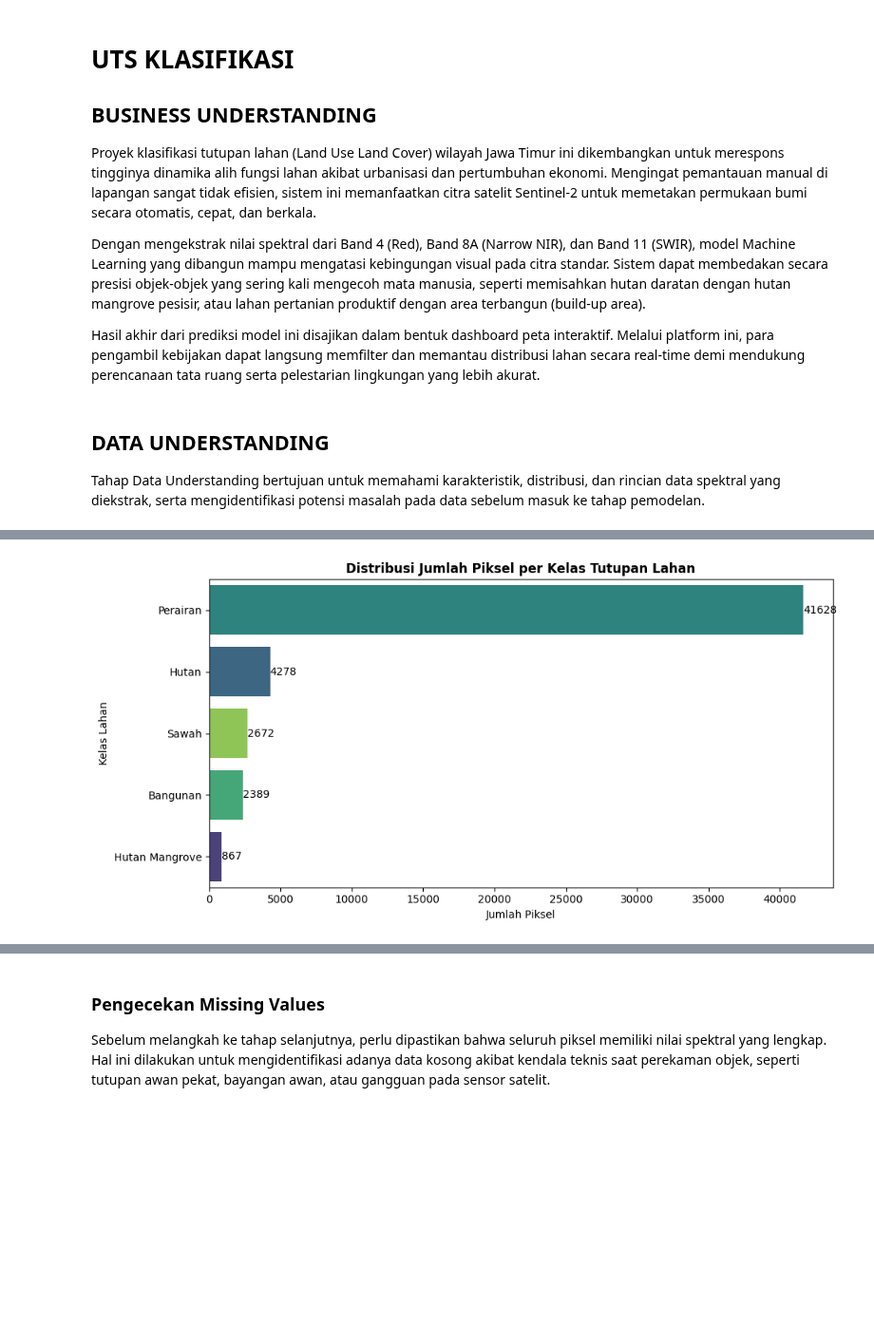
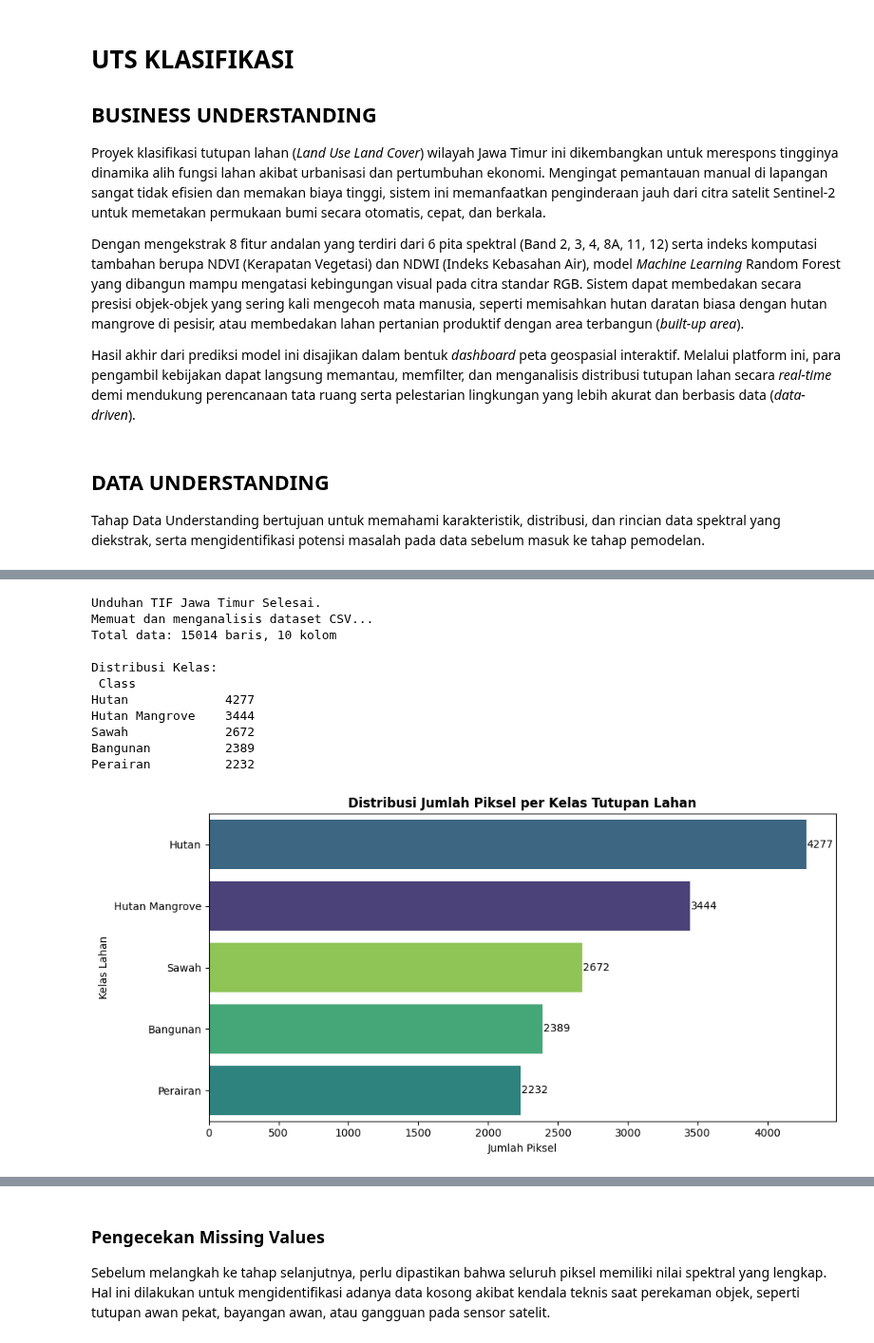
Before and after one commit to SUSUPAN223/catatan_kuliah, a Jupyter notebook: _sources/Proyek_Sains_Data/UTS_Klasifikasi.ipynb, the cells around one changed output, grey strips where cells are left out. Shown at 95% size. Saved outputs shown, nothing was run; the diff lists cells and outputs as text; code cells hidden in the pictures; blank space fills up the shorter version.

```diff
--- a/_sources/Proyek_Sains_Data/UTS_Klasifikasi.ipynb
+++ b/_sources/Proyek_Sains_Data/UTS_Klasifikasi.ipynb
@@ -3,11 +3,11 @@
 
 ## BUSINESS UNDERSTANDING
 
-Proyek klasifikasi tutupan lahan (Land Use Land Cover) wilayah Jawa Timur ini dikembangkan untuk merespons tingginya dinamika alih fungsi lahan akibat urbanisasi dan pertumbuhan ekonomi. Mengingat pemantauan manual di lapangan sangat tidak efisien, sistem ini memanfaatkan citra satelit Sentinel-2 untuk memetakan permukaan bumi secara otomatis, cepat, dan berkala.
+Proyek klasifikasi tutupan lahan (*Land Use Land Cover*) wilayah Jawa Timur ini dikembangkan untuk merespons tingginya dinamika alih fungsi lahan akibat urbanisasi dan pertumbuhan ekonomi. Mengingat pemantauan manual di lapangan sangat tidak efisien dan memakan biaya tinggi, sistem ini memanfaatkan penginderaan jauh dari citra satelit Sentinel-2 untuk memetakan permukaan bumi secara otomatis, cepat, dan berkala.
 
-Dengan mengekstrak nilai spektral dari Band 4 (Red), Band 8A (Narrow NIR), dan Band 11 (SWIR), model Machine Learning yang dibangun mampu mengatasi kebingungan visual pada citra standar. Sistem dapat membedakan secara presisi objek-objek yang sering kali mengecoh mata manusia, seperti memisahkan hutan daratan dengan hutan mangrove pesisir, atau lahan pertanian produktif dengan area terbangun (build-up area).
+Dengan mengekstrak 8 fitur andalan yang terdiri dari 6 pita spektral (Band 2, 3, 4, 8A, 11, 12) serta indeks komputasi tambahan berupa NDVI (Kerapatan Vegetasi) dan NDWI (Indeks Kebasahan Air), model *Machine Learning* Random Forest yang dibangun mampu mengatasi kebingungan visual pada citra standar RGB. Sistem dapat membedakan secara presisi objek-objek yang sering kali mengecoh mata manusia, seperti memisahkan hutan daratan biasa dengan hutan mangrove di pesisir, atau membedakan lahan pertanian produktif dengan area terbangun (*built-up area*).
 
-Hasil akhir dari prediksi model ini disajikan dalam bentuk dashboard peta interaktif. Melalui platform ini, para pengambil kebijakan dapat langsung memfilter dan memantau distribusi lahan secara real-time demi mendukung perencanaan tata ruang serta pelestarian lingkungan yang lebih akurat.
+Hasil akhir dari prediksi model ini disajikan dalam bentuk *dashboard* peta geospasial interaktif. Melalui platform ini, para pengambil kebijakan dapat langsung memantau, memfilter, dan menganalisis distribusi tutupan lahan secara *real-time* demi mendukung perencanaan tata ruang serta pelestarian lingkungan yang lebih akurat dan berbasis data (*data-driven*).
 # %% [markdown]
 ## DATA UNDERSTANDING
 
@@ -23,8 +23,8 @@ import matplotlib.pyplot as plt
 import seaborn as sns
 
 file_csv = 'dataset_training.csv'
-file_tif = 'Sentinel2_Area.tif'
-file_geojson = 'Update20.geojson'
+file_tif = 'Sentinel2_Jatim_Utuh.tif'
+file_geojson = 'Update22.geojson'
 
 # Inisialisasi API Google Earth Engine
 if not (os.path.exists(file_csv) and os.path.exists(file_tif)):
@@ -34,7 +34,7 @@ if not (os.path.exists(file_csv) and os.path.exists(file_tif)):
         ee.Authenticate()
         ee.Initialize()
 
-    # Membaca data poligon sampel spasial dari GeoJSON
+    print("Membaca data spasial dari GeoJSON...")
     with open(file_geojson, 'r') as f:
         geojson_data = json.load(f)
 
@@ -46,58 +46,74 @@ if not (os.path.exists(file_csv) and os.path.exists(file_tif)):
         'bangunan': 'Bangunan'
     }
 
-    # Validasi dan standarisasi penamaan kelas pada poligon
+    jatim_feature = None
     fitur_valid = []
-    for feature in geojson_data['features']:
+
+    # Memilah isi GeoJSON
+    for i, feature in enumerate(geojson_data['features']):
         if 'Class' in feature['properties']:
             nama_asli = feature['properties']['Class']
-            if nama_asli in pemetaan_kelas:
+
+            # SOLUSI: Gunakan .strip() untuk membuang spasi/enter gaib (\n) di akhir teks
+            if nama_asli.strip() == 'JAWA TIMUR':
+                jatim_feature = feature
+            elif nama_asli in pemetaan_kelas:
                 feature['properties']['Class'] = pemetaan_kelas[nama_asli]
+                feature['properties']['poly_id'] = i
                 fitur_valid.append(feature)
 
-    fc = ee.FeatureCollection(fitur_valid)
-    roi = fc.geometry().bounds()
+    if jatim_feature is None:
+        raise ValueError("ERROR: Poligon dengan Class 'JAWA TIMUR' tidak ditemukan di dalam GeoJSON!")
 
-    # Akuisisi citra Sentinel-2 (6 band mentah)
+    roi_jatim = ee.Feature(jatim_feature).geometry()
+    fc_training = ee.FeatureCollection(fitur_valid)
+
+    print("Mengambil data satelit Sentinel-2...")
     s2_base = ee.ImageCollection("COPERNICUS/S2_SR_HARMONIZED") \
-        .filterBounds(roi) \
+        .filterBounds(roi_jatim) \
         .filterDate('2025-01-01', '2026-09-30') \
         .filter(ee.Filter.lt('CLOUDY_PIXEL_PERCENTAGE', 10)) \
         .median() \
         .select(['B2', 'B3', 'B4', 'B8A', 'B11', 'B12'])
 
-    # Kalkulasi penambahan indeks NDVI dan NDWI
     ndvi = s2_base.normalizedDifference(['B8A', 'B4']).rename('NDVI')
     ndwi = s2_base.normalizedDifference(['B3', 'B8A']).rename('NDWI')
     s2_final = s2_base.addBands([ndvi, ndwi])
 
-    # Ekstraksi nilai piksel ke format tabular (CSV) pada skala 30m
+    # Ekstraksi CSV
     if not os.path.exists(file_csv):
+        print("Mengekstrak data piksel sampel ke CSV...")
         sampled = s2_final.sampleRegions(
-            collection=fc, properties=['Class'], scale=30, tileScale=16, geometries=False
+            collection=fc_training, properties=['Class', 'poly_id'], scale=30, tileScale=16, geometries=False
         )
 
-        url = sampled.getDownloadURL(filetype='csv', selectors=['Class', 'B2', 'B3', 'B4', 'B8A', 'B11', 'B12', 'NDVI', 'NDWI'])
+        url = sampled.getDownloadURL(filetype='csv', selectors=['Class', 'poly_id', 'B2', 'B3', 'B4', 'B8A', 'B11', 'B12', 'NDVI', 'NDWI'])
         urllib.request.urlretrieve(url, file_csv)
 
         df_temp = pd.read_csv(file_csv).dropna()
+        df_temp = df_temp[~((df_temp['Class'].isin(['Hutan Mangrove', 'Hutan', 'Sawah'])) & (df_temp['NDWI'] > 0.1))]
         df_temp = df_temp.rename(columns={
             'B2': 'Band_2', 'B3': 'Band_3', 'B4': 'Band_4',
             'B8A': 'Band_8A', 'B11': 'Band_11', 'B12': 'Band_12'
         })
         df_temp.to_csv(file_csv, index=False)
+        print("Ekstraksi CSV Selesai.")
 
-    # Pengunduhan citra raster utuh (TIF) pada skala 100m untuk efisiensi render
+    # Ekstraksi TIF
     if not os.path.exists(file_tif):
+        print("Mulai mengunduh TIF Jawa Timur Utuh... (Proses ini memakan waktu)")
+        s2_clipped = s2_final.clip(roi_jatim)
+
         geemap.download_ee_image(
-            s2_final,
+            s2_clipped,
             filename=file_tif,
-            scale=100,
-            region=roi,
+            scale=30,
+            region=roi_jatim,
             crs='EPSG:4326'
         )
+        print("Unduhan TIF Jawa Timur Selesai.")
 
-# Analisis dan visualisasi distribusi kelas data latih
+print("Memuat dan menganalisis dataset CSV...")
 df = pd.read_csv(file_csv)
 distribusi = df['Class'].value_counts()
 
@@ -136,4 +148,15 @@ Hutan Mangrove      867
+Unduhan TIF Jawa Timur Selesai.
+Memuat dan menganalisis dataset CSV...
+Total data: 15014 baris, 10 kolom
+
+Distribusi Kelas:
+ Class
+Hutan             4277
+Hutan Mangrove    3444
+Sawah             2672
+Bangunan          2389
+Perairan          2232
-[figure, old version]
+[figure, new version]
 # %% [markdown]
 ### Sumber Data dan Skenario Ekstraksi
 
```
Also changed, not shown: parts of 16 cells of this notebook, 8 other files.
